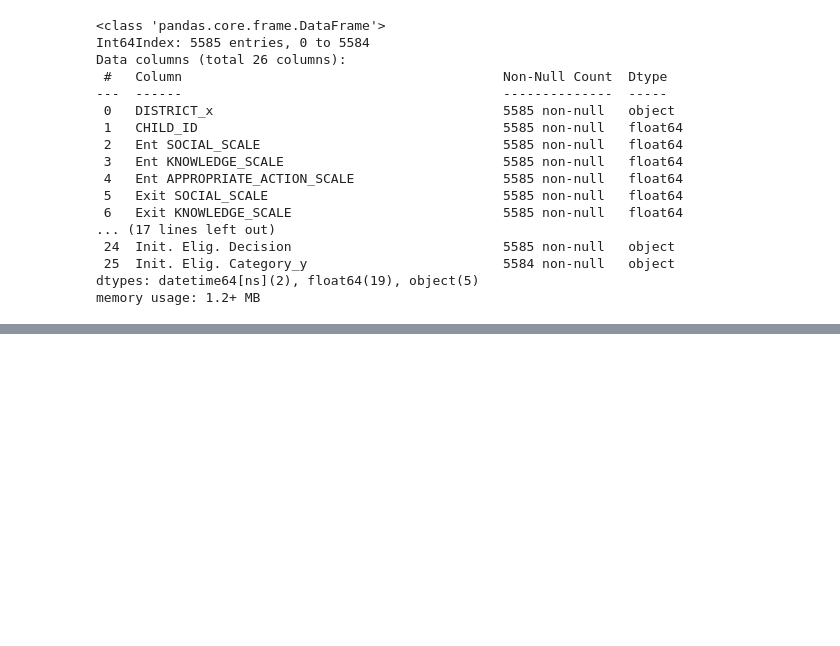
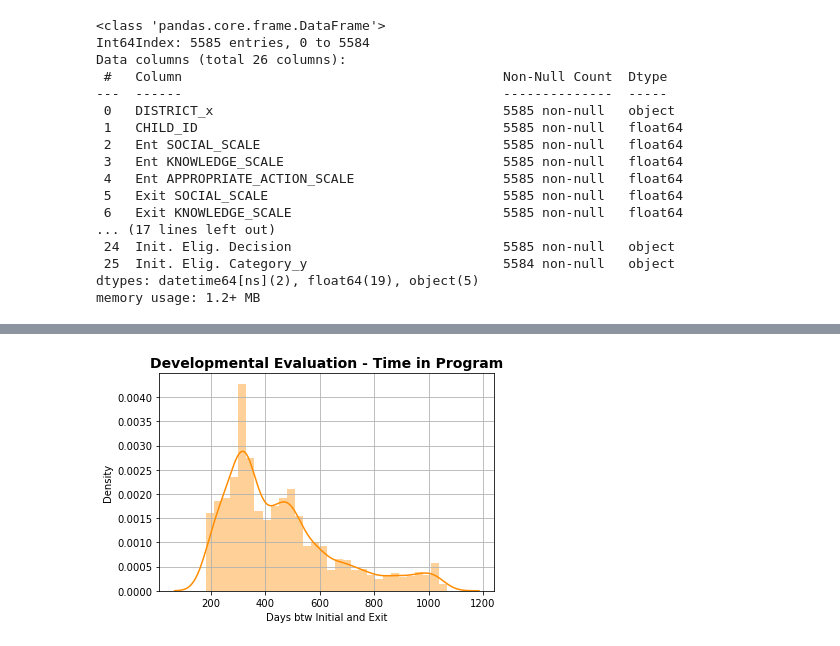
Before and after one commit to NSS-Data-Analytics-Cohort-7/didd-newbalancesonthebloc, a Jupyter notebook: Notebook/DIDD_partner_project.ipynb, the cells around one changed output, grey strips where cells are left out. Saved outputs shown, nothing was run; the diff lists cells and outputs as text; code cells hidden in the pictures; blank space fills up the shorter version.

```diff
--- a/Notebook/DIDD_partner_project.ipynb
+++ b/Notebook/DIDD_partner_project.ipynb
@@ -615,0 +593,9 @@ plt.title('Diagnosed Condition, Developmental Evaluation', fontsize = 14, weight
+# %%
+sns.distplot(eco_21_22_data.loc[eco_21_22_data['Init. Elig. Category'] == 'Developmental Evaluation']
+             ['Days btw Initial and Exit'],
+             color = 'darkorange',
+             label = 'Developmental Evaluation')
+plt.title('Developmental Evaluation - Time in Program', fontsize = 14, weight = 'bold')
+plt.grid();
+# %% [output]
+[figure, added]
```
Also changed, not shown: parts of 20 cells of this notebook.
